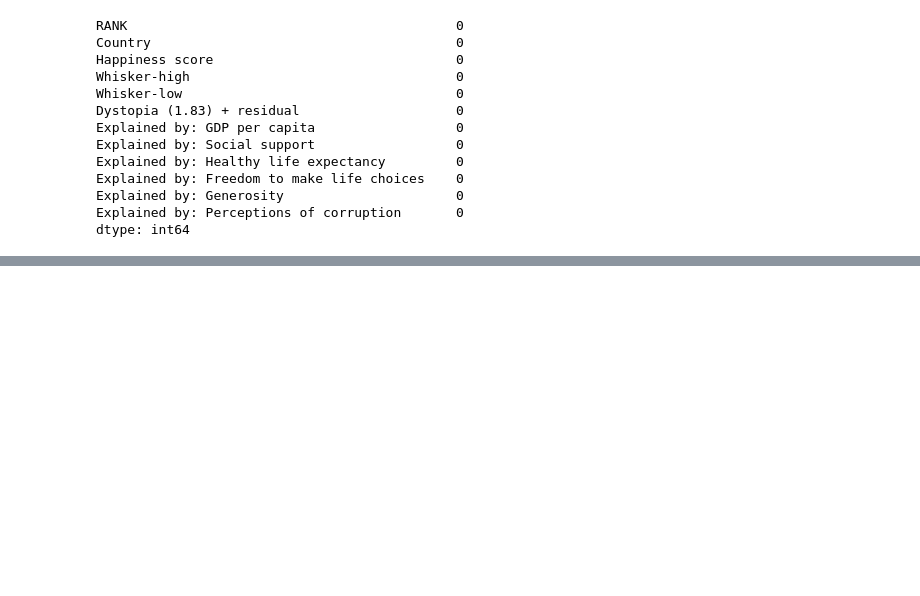
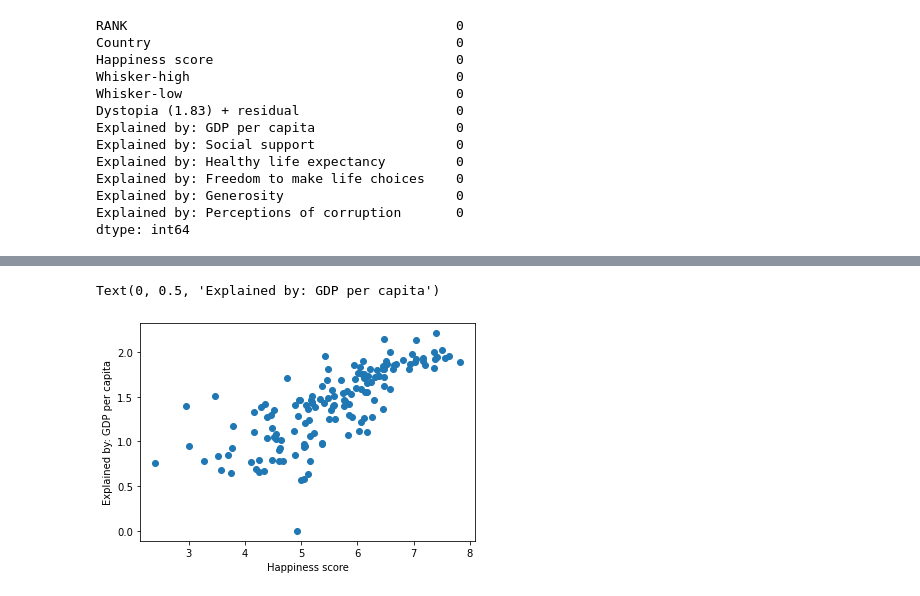
Before and after one commit to Iman-school/project-1-ShahadAli1, a Jupyter notebook: World Happiness 2022 - Project 101.ipynb, the cells around one changed output, grey strips where cells are left out. Drawn from its saved outputs; the diff is of its cells as text; code cells hidden in the pictures; blank space fills up the shorter version.

```diff
--- a/World Happiness 2022 - Project 101.ipynb
+++ b/World Happiness 2022 - Project 101.ipynb
@@ -223,0 +228,3 @@ plt.show()
+# %%
+World_Happiness_Report_2022 = pd. read_csv( 'World Happiness Report 2022.csv')
+World_Happiness_Report_2022
@@ -223,0 +245,9 @@ plt.show()
+# %%
+x= World_Happiness_Report_2022["Happiness score"]
+y= World_Happiness_Report_2022["Explained by: GDP per capita"]
+plt.scatter (x, y)
+plt.xlabel("Happiness score")
+plt.ylabel("Explained by: GDP per capita")
+# %% [output]
+Text(0, 0.5, 'Explained by: GDP per capita')
+[figure, added]
```
Also changed, not shown: parts of 21 cells of this notebook.
